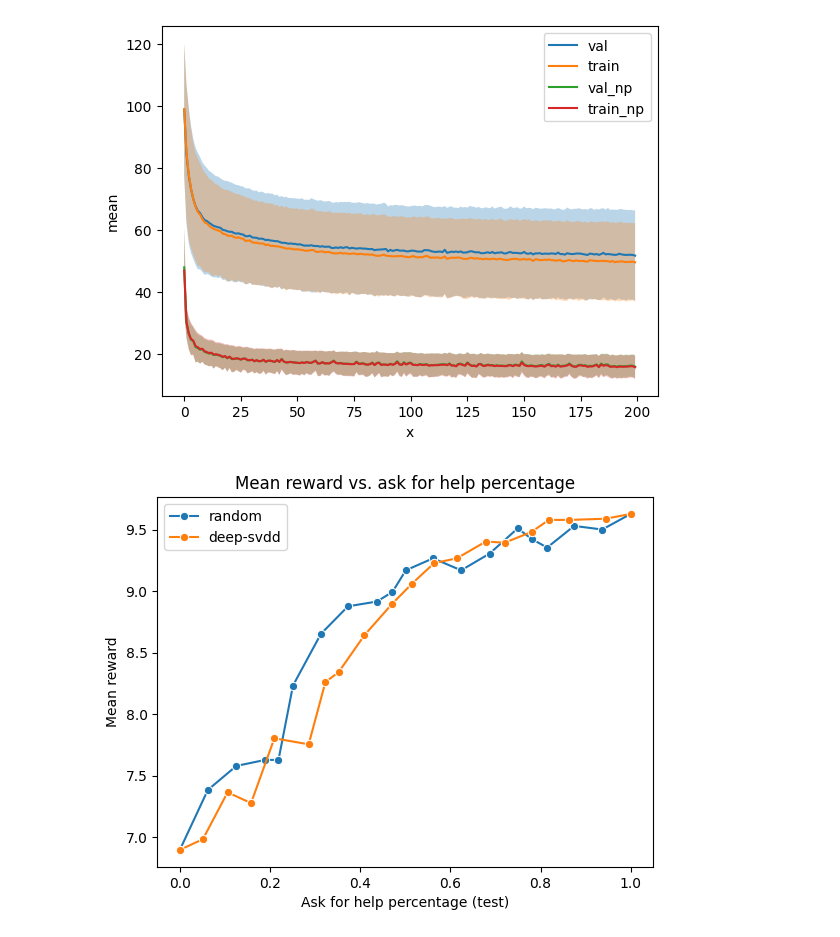
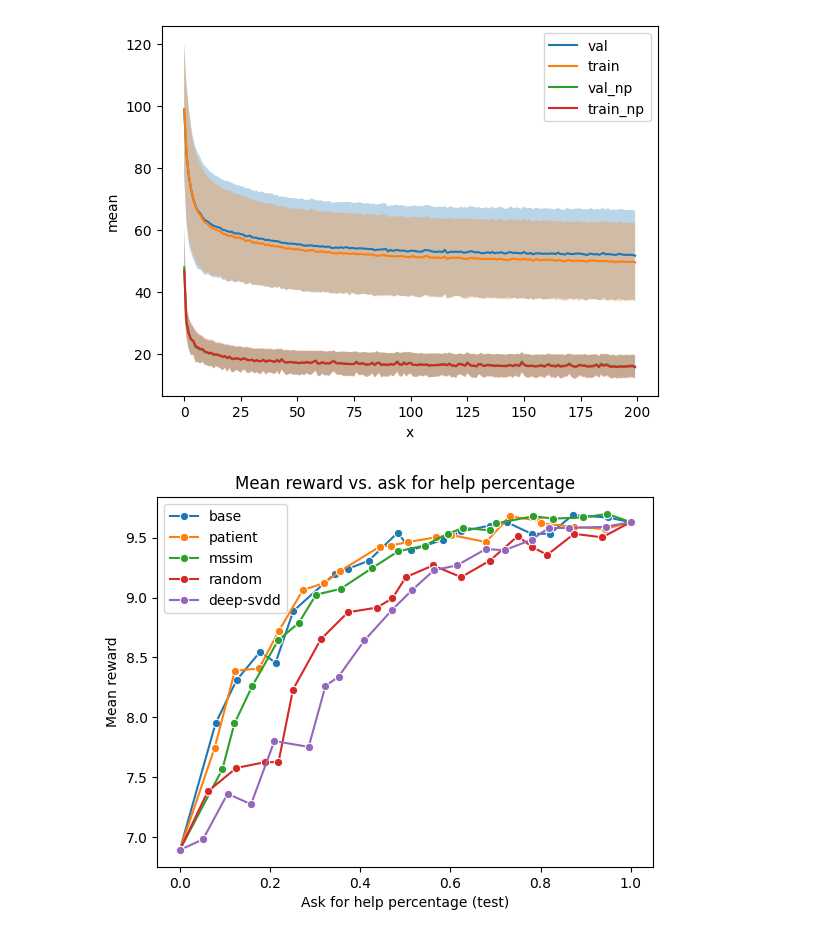
Before and after one commit to PavelCz/yrc-bench-fork, a Jupyter notebook: analyzing/plotting.ipynb, the cells around one changed output. Saved outputs shown, nothing was run; the diff lists cells and outputs as text; code cells hidden in the pictures.

Commit message:
Update plots

```diff
--- a/analyzing/plotting.ipynb
+++ b/analyzing/plotting.ipynb
@@ -99,14 +99,14 @@ base_path = Path("/home/pavel/data/goal-misgen/tmp")
 # eval_path = base_path / "debug-02-better-thresholds"
 # evals = ["base", "mssim", "random", "deep-svdd"]
 
-# eval_path = base_path / "debug-03-no-bg"
+# eval_path = base_path / "debug-04-no-bg"
 # evals = ["random"]
 
 # eval_path = base_path / "14-more-levels"
 # evals = ["base", "patient", "patient-big", "mssim", "random", "deep-svdd"]
 
 eval_path = base_path / "15-fixed-obs"
-evals = ["random", "deep-svdd"]
+evals = ["base", "patient", "mssim", "random", "deep-svdd"]
 
 for eval in evals:
 
@@ -155,31 +155,31 @@ for eval in evals:
     #         if threshold is None:
     #             raise ValueError("Threshold is None")
     #         num_larger = np.sum(training_scores > threshold)
     #         train_ood_percentage.append(num_larger / len(training_scores))
     # else:
     #     train_ood_percentage = None
 
 
     # print(f"Ask for help percentage: {train_ood_percentage}")
 
     # Plot lineplot using seaborn.
     sns.lineplot(x=afh_percentage, y=mean_rewards, label=eval, marker="o")
 
 plt.xlabel("Ask for help percentage (test)")
 plt.ylabel("Mean reward")
 plt.title("Mean reward vs. ask for help percentage")
 plt.legend()
 plt.show()
 
 # Plot lineplot using matplotlib.
 # plt.plot(thresholds, mean_rewards)
 # plt.fill_between(thresholds, mean_rewards - std_rewards, mean_rewards + std_rewards, alpha=0.5)
 # plt.show()
 
 
 
 # print(eval_data["thresholds"])
 
 # print(eval_data["scores"])
 # %% [output]
-[figure, old version]
+[figure, new version]
```
